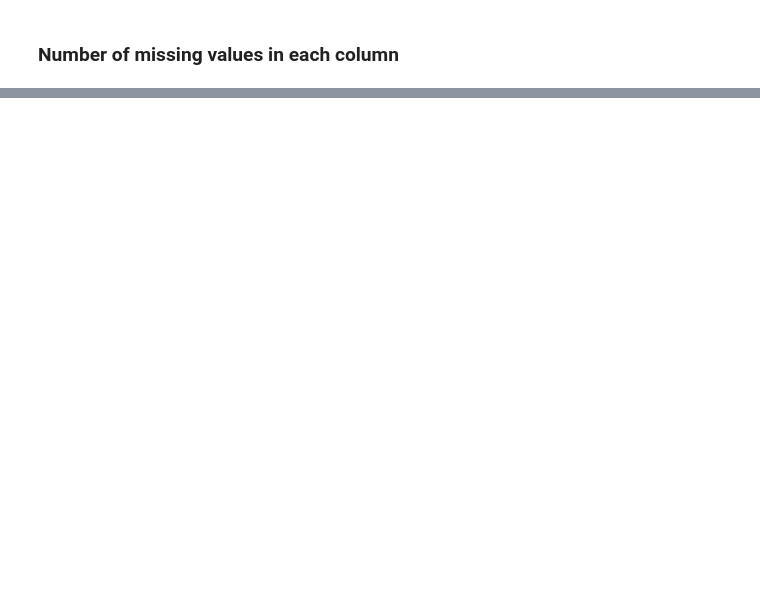
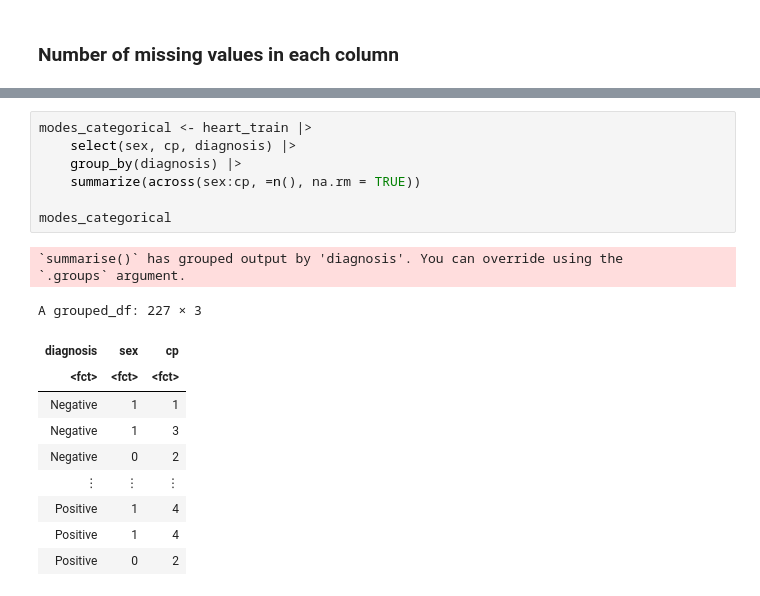
Before and after one commit to kaialami/dsci-007-group-45, a Jupyter notebook: proposal.ipynb, the cells around one changed output, grey strips where cells are left out. Drawn from its saved outputs; the diff is of its cells as text; blank space fills up the shorter version.

```diff
--- a/proposal.ipynb
+++ b/proposal.ipynb
@@ -129,3 +143,23 @@ A tibble: 1 × 14
 | age | sex | cp | trestbps | chol | fbs | restecg | thalach | exang | oldpeak | slope | ca | ... |
 | <int> | <int> | <int> | <int> | <int> | <int> | <int> | <int> | <int> | <int> | <int> | <int> | ... |
 | 0 | 0 | 0 | 0 | 0 | 0 | 0 | 0 | 0 | 0 | 0 | 3 | ... |
+# %%
+modes_categorical <- heart_train |>
+    select(sex, cp, diagnosis) |>
+    group_by(diagnosis) |>
+    summarize(across(sex:cp, =n(), na.rm = TRUE))
+
+modes_categorical
+# %% [output]
+`summarise()` has grouped output by 'diagnosis'. You can override using the
+`.groups` argument.
+A grouped_df: 227 × 3
+| diagnosis | sex | cp |
+| <fct> | <fct> | <fct> |
+| Negative | 1 | 1 |
+| Negative | 1 | 3 |
+| Negative | 0 | 2 |
+| ⋮ | ⋮ | ⋮ |
+| Positive | 1 | 4 |
+| Positive | 1 | 4 |
+| Positive | 0 | 2 |
```
Also changed, not shown: parts of 4 cells of this notebook.
